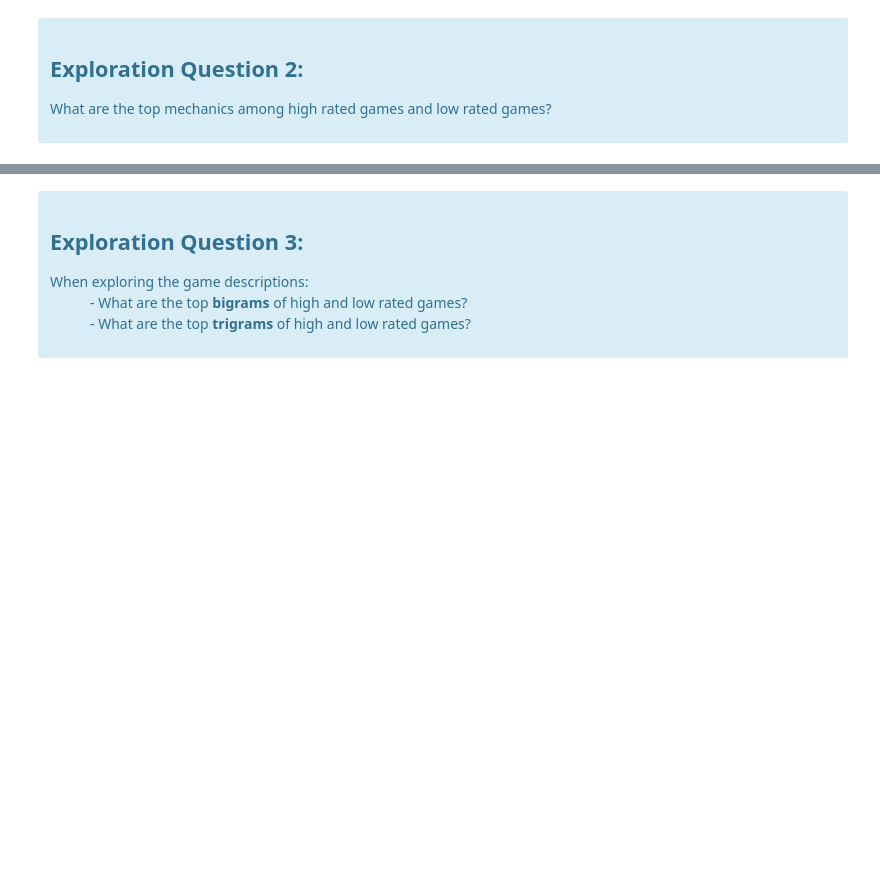
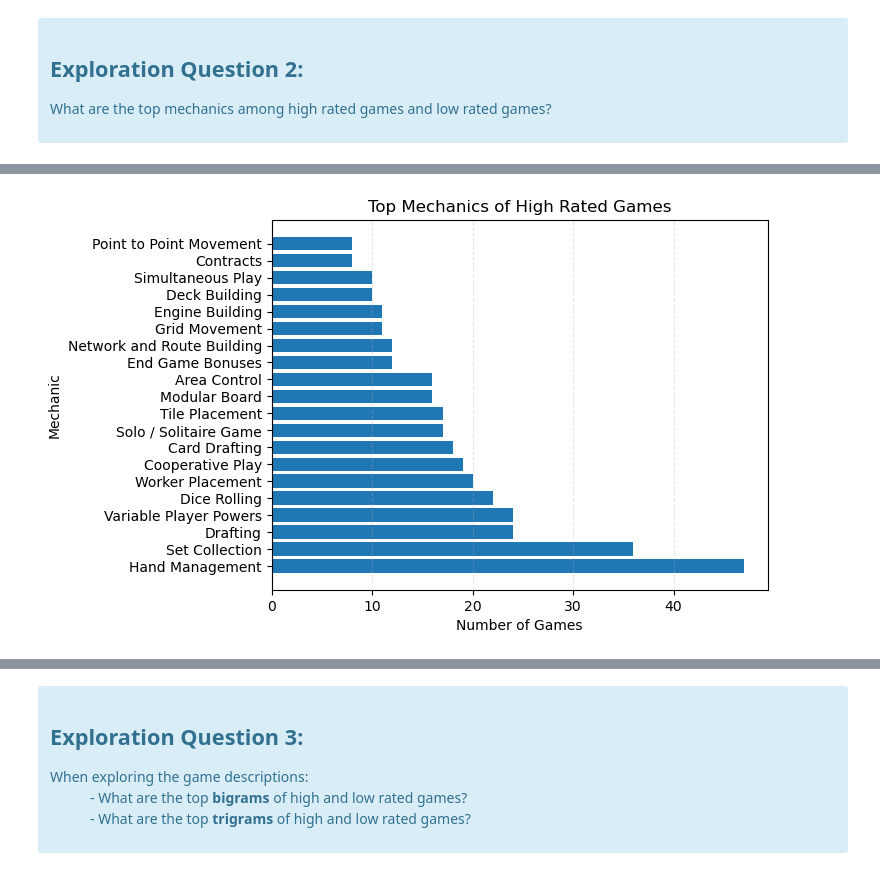
Before and after one commit to Andy-Jensen/board-game-project, a Jupyter notebook: final-report.ipynb, the cells around one changed output, grey strips where cells are left out. Drawn from its saved outputs; the diff is of its cells as text; code cells hidden in the pictures; blank space fills up the shorter version.

Commit message:
mechanics issue solved and updates to final notebook

```diff
--- a/final-report.ipynb
+++ b/final-report.ipynb
@@ -95,0 +124,5 @@ The p-value (1.5364921060137039e-12) is lower than the alpha (0.05) so we reject
+# %%
+# plot to show top 20 mechanics in high rated games
+ex.top_mech_plt()
+# %% [output]
+[figure, added]
```
Also changed, not shown: parts of 15 cells of this notebook, 2 other files.
